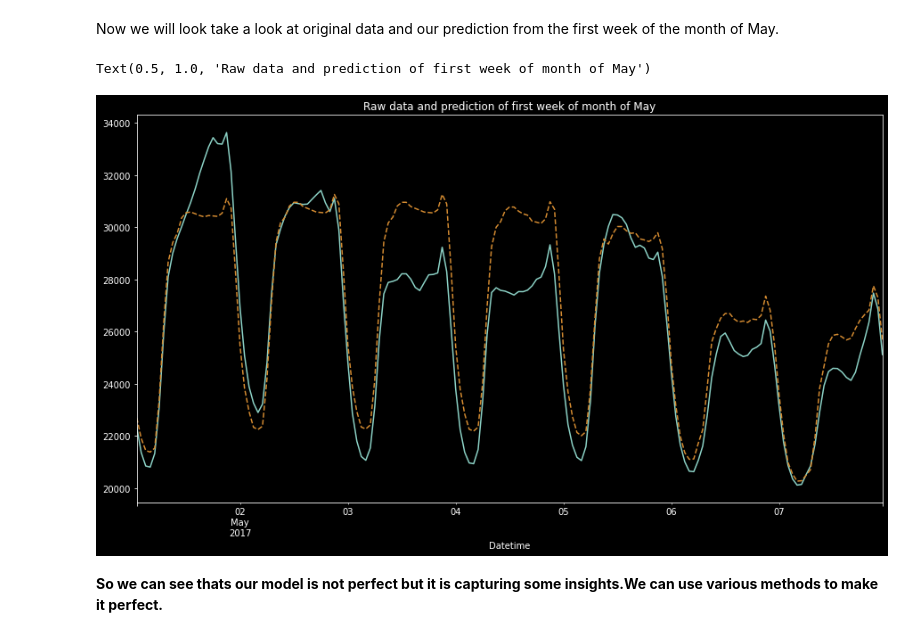
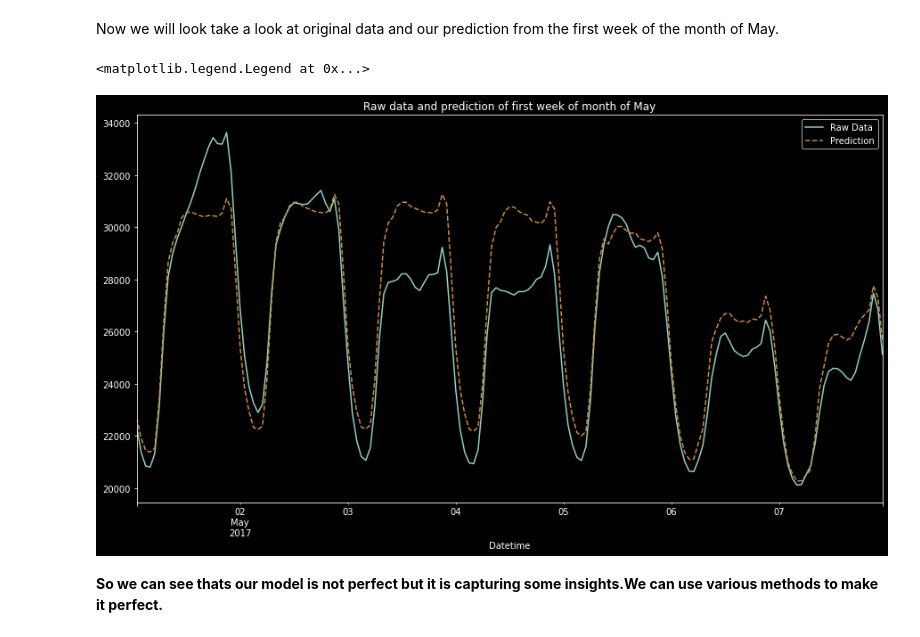
Before and after one commit to eli-shen08/Hourly_Energy_Consumption_Prediction, a Jupyter notebook: Energy Consumption Prediction(Time Series Analysis) !!.ipynb, the cells around one changed output. Drawn from its saved outputs; the diff is of its cells as text; code cells hidden in the pictures.

```diff
--- a/Energy Consumption Prediction(Time Series Analysis) !!.ipynb
+++ b/Energy Consumption Prediction(Time Series Analysis) !!.ipynb
@@ -262,10 +262,11 @@ Now we will look take a look at original data and our prediction from the first
 # %%
 ax = df.loc[(df.index > '05-01-2017') & (df.index < '05-08-2017')]['PJME_MW'].plot(figsize=(15,8))
 df.loc[(df.index > '05-01-2017') & (df.index < '05-08-2017')]['Prediction'].plot(ax=ax,style='--',color=color_pal[1])
 ax.set_title('Raw data and prediction of first week of month of May')
+plt.legend(['Raw Data','Prediction'])
 # %% [output]
-Text(0.5, 1.0, 'Raw data and prediction of first week of month of May')
+<matplotlib.legend.Legend at 0x...>
-[figure, old version]
+[figure, new version]
 # %% [markdown]
 **So we can see thats our model is not perfect but it is capturing some insights.We can use various methods to make it perfect.**
 # %%
```
Also changed, not shown: parts of 2 cells of this notebook.
